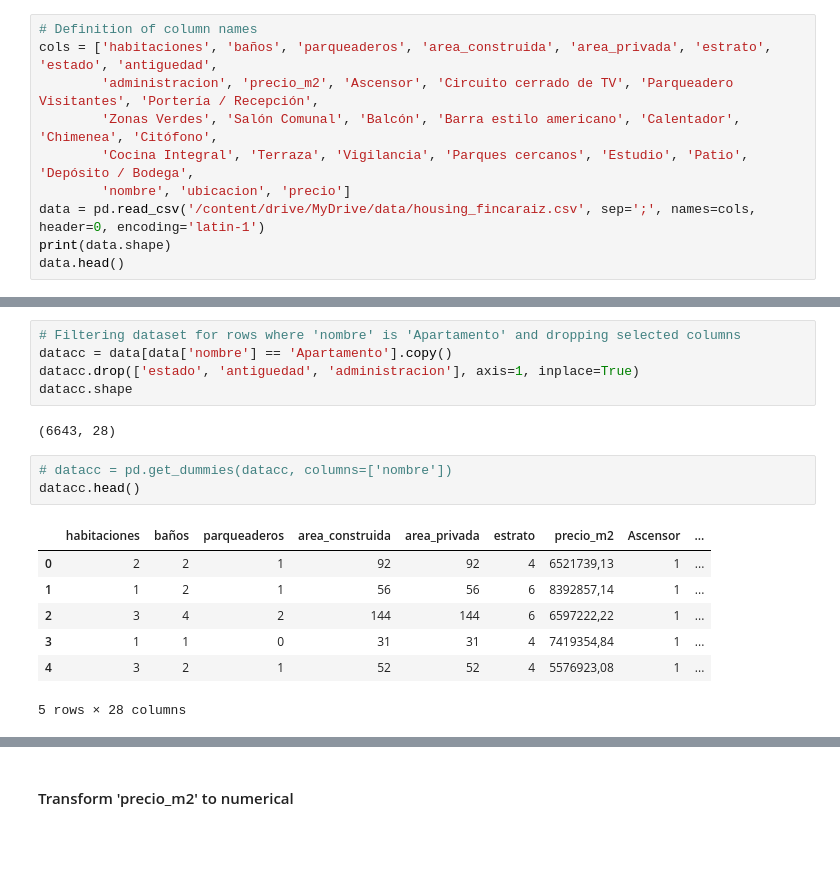
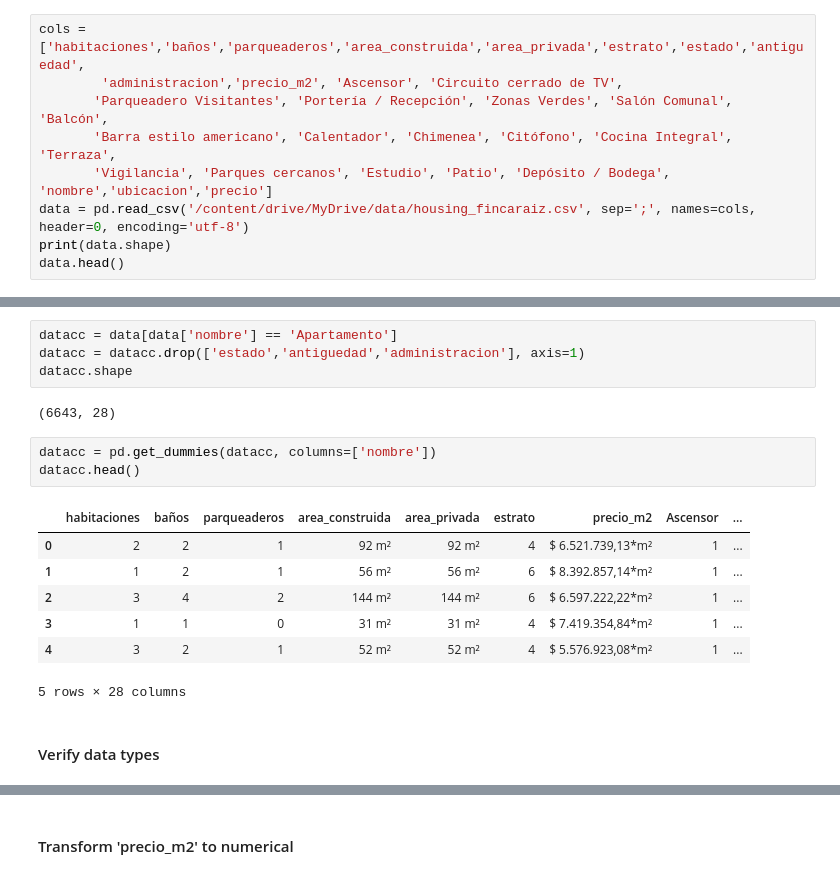
Before and after one commit to ebuitrago/housingPrices_Bogota, a Jupyter notebook: prices_housing.ipynb, the cells around one changed output, grey strips where cells are left out. Cells and saved outputs as stored; diff of their text form; blank space fills up the shorter version.

```diff
--- a/prices_housing.ipynb
+++ b/prices_housing.ipynb
@@ -17,13 +22,12 @@ import seaborn as sns
 # %% [markdown]
 ### Load data
 # %%
-# Definition of column names
-cols = ['habitaciones', 'baños', 'parqueaderos', 'area_construida', 'area_privada', 'estrato', 'estado', 'antiguedad',
-        'administracion', 'precio_m2', 'Ascensor', 'Circuito cerrado de TV', 'Parqueadero Visitantes', 'Portería / Recepción',
-        'Zonas Verdes', 'Salón Comunal', 'Balcón', 'Barra estilo americano', 'Calentador', 'Chimenea', 'Citófono',
-        'Cocina Integral', 'Terraza', 'Vigilancia', 'Parques cercanos', 'Estudio', 'Patio', 'Depósito / Bodega',
-        'nombre', 'ubicacion', 'precio']
-data = pd.read_csv('/content/drive/MyDrive/data/housing_fincaraiz.csv', sep=';', names=cols, header=0, encoding='latin-1')
+cols = ['habitaciones','baños','parqueaderos','area_construida','area_privada','estrato','estado','antiguedad',
+        'administracion','precio_m2', 'Ascensor', 'Circuito cerrado de TV',
+       'Parqueadero Visitantes', 'Portería / Recepción', 'Zonas Verdes', 'Salón Comunal', 'Balcón',
+       'Barra estilo americano', 'Calentador', 'Chimenea', 'Citófono', 'Cocina Integral', 'Terraza',
+       'Vigilancia', 'Parques cercanos', 'Estudio', 'Patio', 'Depósito / Bodega', 'nombre','ubicacion','precio']
+data = pd.read_csv('/content/drive/MyDrive/data/housing_fincaraiz.csv', sep=';', names=cols, header=0, encoding='utf-8')
 print(data.shape)
 data.head()
 # %% [output]
@@ -107,20 +111,21 @@ Name: nombre, dtype: object
 # %% [markdown]
 ### Data transformation
 # %%
-# Filtering dataset for rows where 'nombre' is 'Apartamento' and dropping selected columns
-datacc = data[data['nombre'] == 'Apartamento'].copy()
-datacc.drop(['estado', 'antiguedad', 'administracion'], axis=1, inplace=True)
+datacc = data[data['nombre'] == 'Apartamento']
+datacc = datacc.drop(['estado','antiguedad','administracion'], axis=1)
 datacc.shape
 # %% [output]
 (6643, 28)
 # %%
-# datacc = pd.get_dummies(datacc, columns=['nombre'])
+datacc = pd.get_dummies(datacc, columns=['nombre'])
 datacc.head()
 # %% [output]
 |  | habitaciones | baños | parqueaderos | area_construida | area_privada | estrato | precio_m2 | Ascensor | ... |
-| 0 | 2 | 2 | 1 | 92 | 92 | 4 | 6521739,13 | 1 | ... |
-| 1 | 1 | 2 | 1 | 56 | 56 | 6 | 8392857,14 | 1 | ... |
-| 2 | 3 | 4 | 2 | 144 | 144 | 6 | 6597222,22 | 1 | ... |
-| 3 | 1 | 1 | 0 | 31 | 31 | 4 | 7419354,84 | 1 | ... |
-| 4 | 3 | 2 | 1 | 52 | 52 | 4 | 5576923,08 | 1 | ... |
+| 0 | 2 | 2 | 1 | 92 m² | 92 m² | 4 | $ 6.521.739,13*m² | 1 | ... |
+| 1 | 1 | 2 | 1 | 56 m² | 56 m² | 6 | $ 8.392.857,14*m² | 1 | ... |
+| 2 | 3 | 4 | 2 | 144 m² | 144 m² | 6 | $ 6.597.222,22*m² | 1 | ... |
+| 3 | 1 | 1 | 0 | 31 m² | 31 m² | 4 | $ 7.419.354,84*m² | 1 | ... |
+| 4 | 3 | 2 | 1 | 52 m² | 52 m² | 4 | $ 5.576.923,08*m² | 1 | ... |
 5 rows × 28 columns
+# %% [markdown]
+#### Verify data types
```
Also changed, not shown: parts of 19 cells of this notebook.
